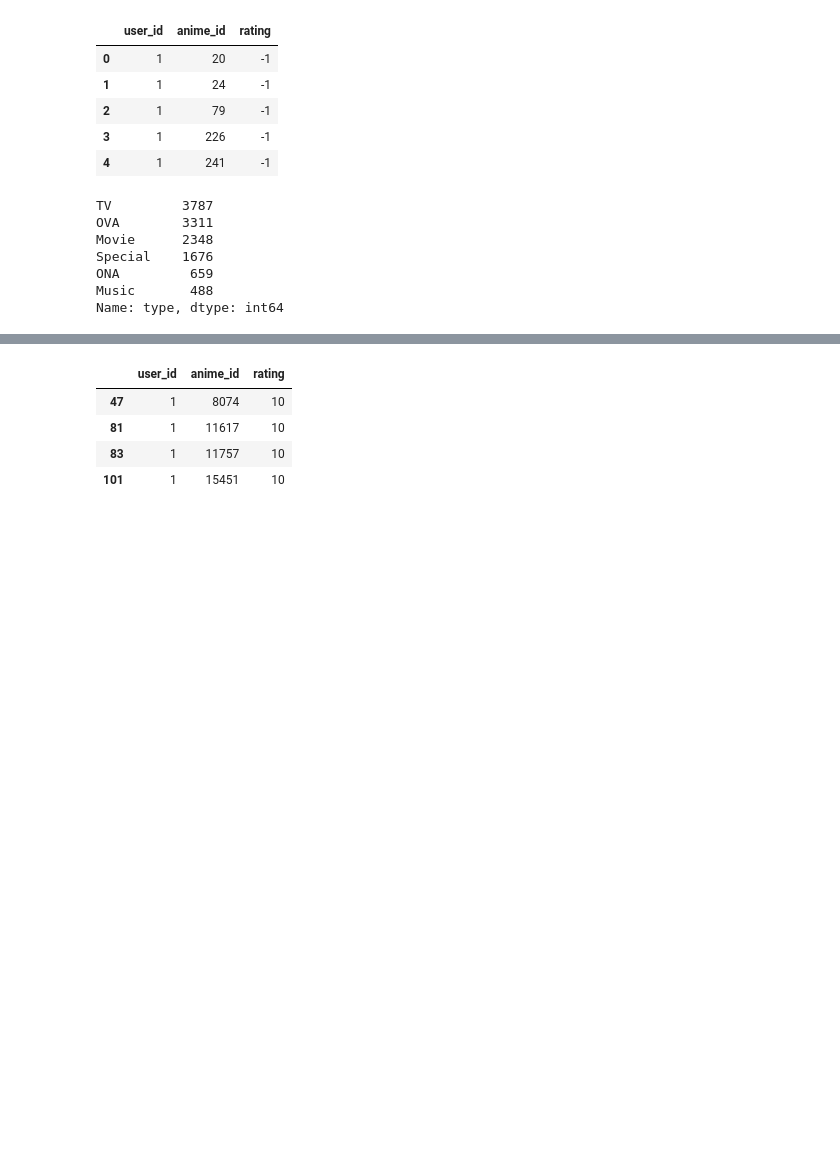
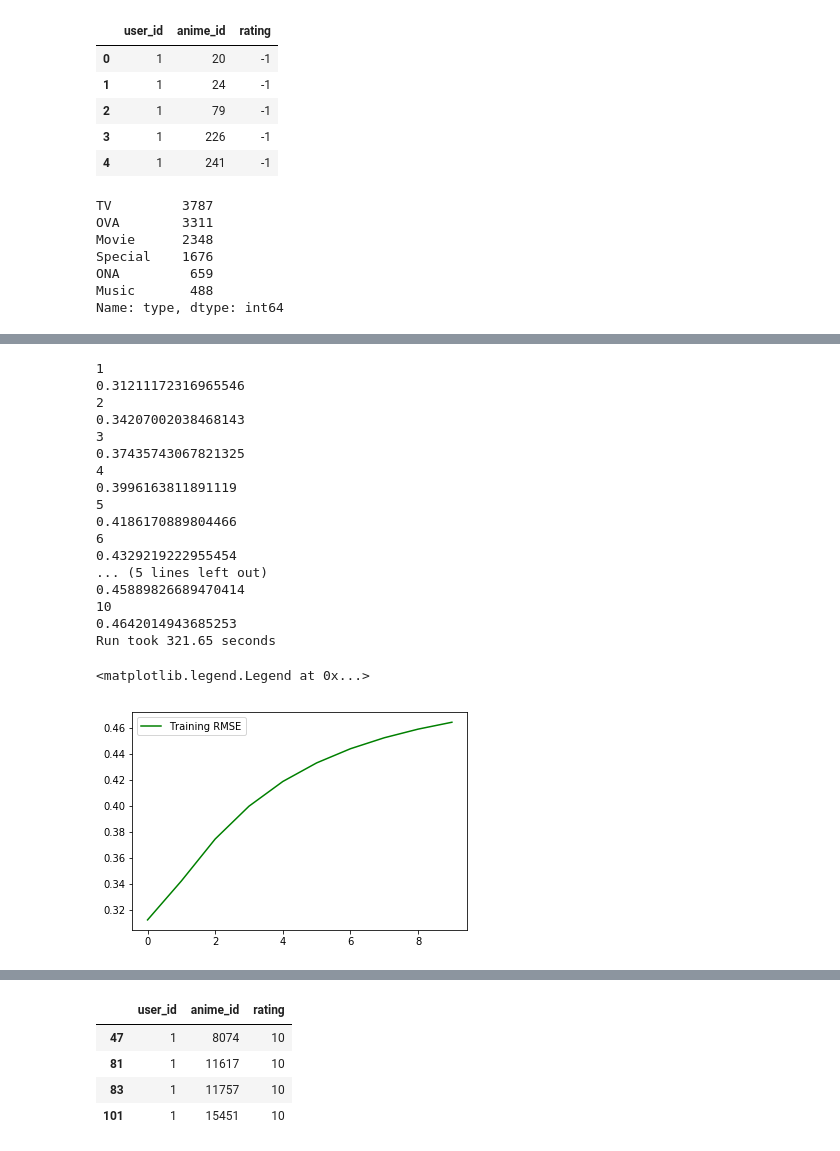
Before and after one commit to a2878323/kaggle, a Jupyter notebook: AnimeRecommendations/Untitled.ipynb, the cells around one changed output, grey strips where cells are left out. Saved outputs shown, nothing was run; the diff lists cells and outputs as text; code cells hidden in the pictures; blank space fills up the shorter version.

```diff
--- a/AnimeRecommendations/Untitled.ipynb
+++ b/AnimeRecommendations/Untitled.ipynb
@@ -41,3 +46,8 @@ Special    1676
 ONA         659
 Music       488
 Name: type, dtype: int64
+# %%
+mergedata = pd.merge(rating,anime,on=['anime_id','anime_id'])
+mergedata = mergedata[mergedata['type']=='Movie']
+mergedata['rating_x'] = mergedata['rating_x'].replace(-1,np.nan)
+mergedata.head(10)
@@ -43,0 +85,4 @@ Name: type, dtype: int64
+# %%
+mergedata = mergedata[['user_id','anime_id','rating_x']]
+mergedata = mergedata.sort_values(by=['user_id', 'anime_id'])
+mergedata.head(10)
@@ -43,0 +115,3 @@ Name: type, dtype: int64
+# %%
+user_anime = pd.crosstab(mergedata['user_id'], mergedata['anime_id'])
+user_anime.head(10)
@@ -43,0 +160,3 @@ Name: type, dtype: int64
+# %%
+user_anime = user_anime.values
+user_anime.shape
@@ -43,0 +175,65 @@ Name: type, dtype: int64
+# %%
+import timeit
+start_time = timeit.default_timer()
+
+# Scoring Function: Root Mean Squared Error
+def rmse_score(R, Q, P):
+    I = R != 0  # Indicator function which is zero for missing data
+    ME = I * (R - np.dot(P, Q.T))  # Errors between real and predicted ratings
+    MSE = ME**2
+    return np.sqrt(np.sum(MSE)/np.sum(I))  # sum of squared errors
+
+# Set parameters and initialize latent factors
+f = 20  # Number of latent factor pairs
+lmbda = 0.5 # Regularisation strength
+gamma=0.01  # Learning rate
+n_epochs = 50  # Number of loops through training data
+
+n_u = 56498 #len(df["user_id"].unique())
+n_m = 2142 #len(df["item_id"].unique())
+
+P =  np.random.rand(n_u, f) # Latent factors for users
+Q =  np.random.rand(n_m, f) # Latent factors for movies
+
+
+# Stochastic GD
+train_errors = []
+users,items = user_anime.nonzero()
+nn=0
+for epoch in range(10):
+    nn+=1
+    for u, i in zip(users,items):
+        e = user_anime[u, i] - np.dot(P[u, :], Q[i, :].T)  # Error for this observation
+        P[u, :] += gamma * ( e * Q[i, :] - lmbda * P[u, :]) # Update this user's features
+        Q[i, :] += gamma * ( e * P[u, :] - lmbda * Q[i, :])  # Update this movie's features
+    print(nn)
+    train_errors.append(rmse_score(user_anime,Q,P)) # Training RMSE for this pass
+    print(rmse_score(user_anime,Q,P))
+
+# Print how long it took
+print("Run took %.2f seconds" % (timeit.default_timer() - start_time))
+
+# Check performance by plotting train and test errors
+fig, ax = plt.subplots()
+ax.plot(train_errors, color="g", label='Training RMSE')
+ax.legend()
+# %% [output]
+1
+0.31211172316965546
+2
+0.34207002038468143
+3
+0.37435743067821325
+4
+0.3996163811891119
+5
+0.4186170889804466
+6
+0.4329219222955454
+... (5 lines left out)
+0.45889826689470414
+10
+0.4642014943685253
+Run took 321.65 seconds
+<matplotlib.legend.Legend at 0x...>
+[figure, added]
```
Also changed, not shown: parts of 46 cells of this notebook, 1 other file.
